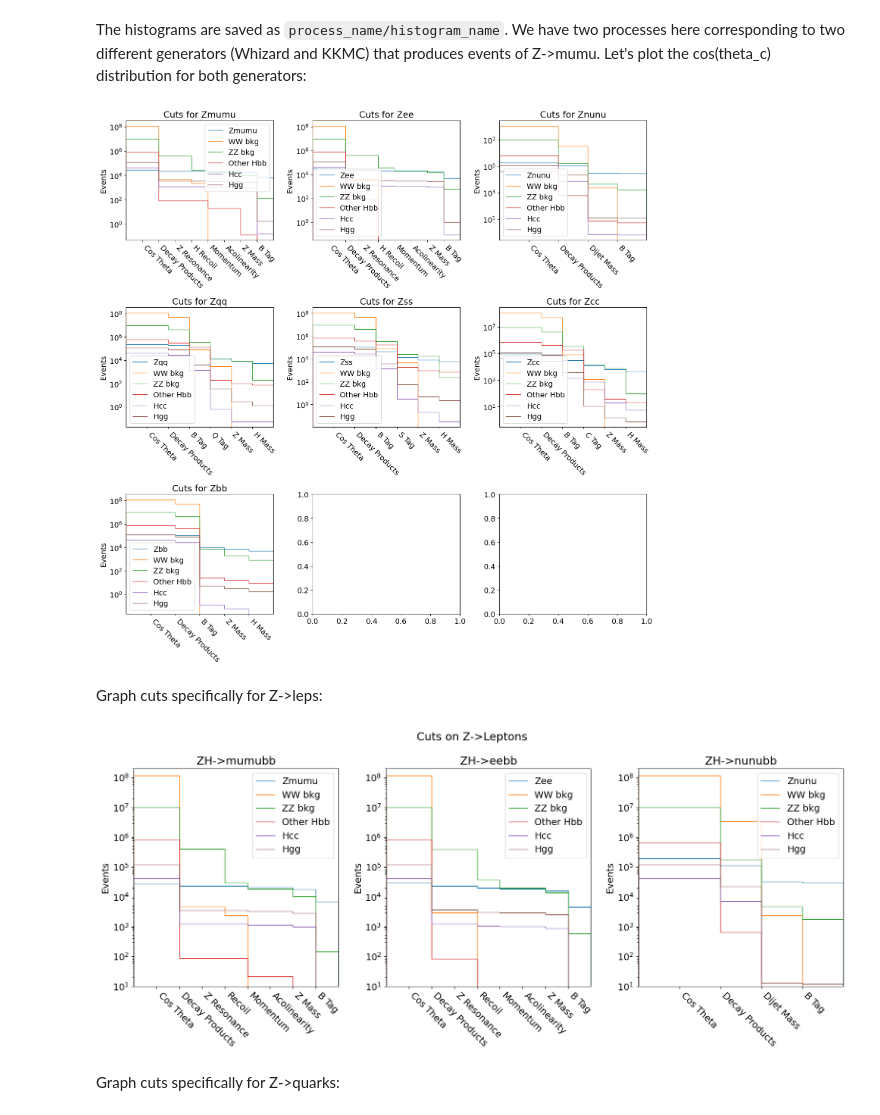
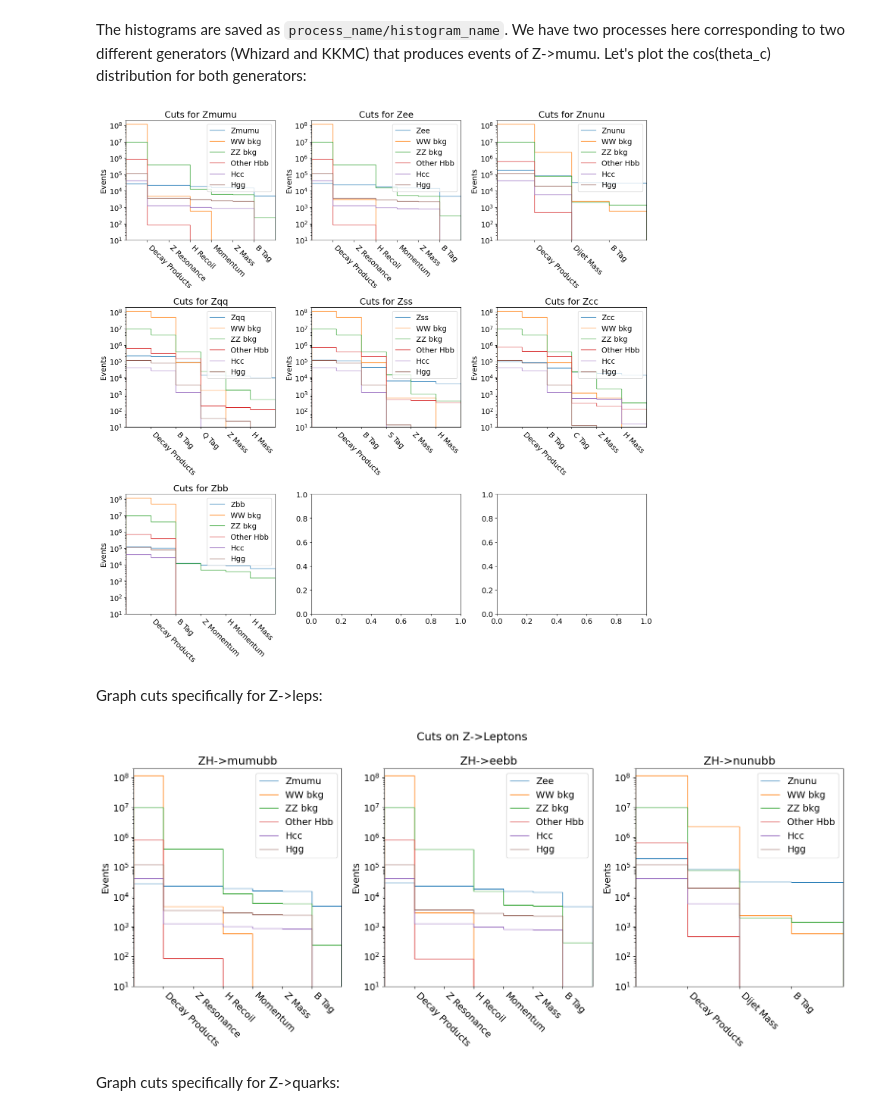
Before and after one commit to ilsanford/FCCAnalyzer, a Jupyter notebook: analyses/h_bb/h_bb.ipynb, the cells around one changed output. Saved outputs shown, nothing was run; the diff lists cells and outputs as text; code cells hidden in the pictures.

```diff
--- a/analyses/h_bb/h_bb.ipynb
+++ b/analyses/h_bb/h_bb.ipynb
@@ -30,13 +30,13 @@ rows = int(np.ceil(len(analyses) / cols))
 
 # for cut labels
 cuts = {}
-cuts['mumu'] = ['Cos Theta', 'Decay Products', 'Z Resonance', 'H Recoil', 'Momentum', 'Acolinearity', 'Z Mass', 'B Tag']
-cuts['ee']   = ['Cos Theta', 'Decay Products', 'Z Resonance', 'H Recoil', 'Momentum', 'Acolinearity', 'Z Mass', 'B Tag']
-cuts['nunu'] = ['Cos Theta', 'Decay Products', 'Dijet Mass', 'B Tag']
-cuts['qq']   = ['Cos Theta', 'Decay Products', 'B Tag', 'Q Tag', 'Z Mass', 'H Mass']
-cuts['ss']   = ['Cos Theta', 'Decay Products', 'B Tag', 'S Tag', 'Z Mass', 'H Mass']
-cuts['cc']   = ['Cos Theta', 'Decay Products', 'B Tag', 'C Tag', 'Z Mass', 'H Mass']
-cuts['bb']   = ['Cos Theta', 'Decay Products', 'B Tag', 'Z Mass', 'H Mass']
+cuts['mumu'] = ['Decay Products', 'Z Resonance', 'H Recoil', 'Momentum', 'Z Mass', 'B Tag']
+cuts['ee']   = ['Decay Products', 'Z Resonance', 'H Recoil', 'Momentum', 'Z Mass', 'B Tag']
+cuts['nunu'] = ['Decay Products', 'Dijet Mass', 'B Tag']
+cuts['qq']   = ['Decay Products', 'B Tag', 'Q Tag', 'Z Mass', 'H Mass']
+cuts['ss']   = ['Decay Products', 'B Tag', 'S Tag', 'Z Mass', 'H Mass']
+cuts['cc']   = ['Decay Products', 'B Tag', 'C Tag', 'Z Mass', 'H Mass']
+cuts['bb']   = ['Decay Products', 'B Tag', 'Z Momentum', 'H Momentum', 'H Mass']
 
 plt.rcParams.update({'font.size': 14})
 fig, ax = plt.subplots(rows, cols, figsize=(cols * 5, rows * 5))
@@ -48,44 +48,45 @@ for i in range(rows):
         else:
             break
         part = f_mumu[f'wzp6_ee_{p}H_Hbb_ecm240/cutFlow_{p}'].to_hist()
         maxi = np.nonzero(part.values())[0][-1]
         WW   = f_mumu[f'p8_ee_WW_ecm240/cutFlow_{p}'].to_hist()
         ZZ   = f_mumu[f'p8_ee_ZZ_ecm240/cutFlow_{p}'].to_hist()
         Hbb = reduce(lambda a, b : a + b, [f_mumu[x + f'/cutFlow_{p}'].to_hist() for x in filter(lambda x : x != f'wzp6_ee_{p}H_Hbb_ecm240', bb_sig)])
         Hcc = reduce(lambda a, b : a + b, [f_mumu[x + f'/cutFlow_{p}'].to_hist() for x in cc_sig])
         Hgg = reduce(lambda a, b : a + b, [f_mumu[x + f'/cutFlow_{p}'].to_hist() for x in gg_sig])
 
         ax[i][j].stairs(part.values(), label=f'Z{p}')
         ax[i][j].stairs(WW.values(), label=f'WW bkg')
         ax[i][j].stairs(ZZ.values(), label=f'ZZ bkg')
         ax[i][j].stairs(Hbb.values(), label='Other Hbb')
         ax[i][j].stairs(Hcc.values(), label='Hcc')
         ax[i][j].stairs(Hgg.values(), label='Hgg')
 
         ax[i][j].legend()
         ax[i][j].set_yscale('log')
         ax[i][j].set_title(f'Cuts for Z{p}')
         ax[i][j].set_ylabel('Events')
         ax[i][j].set_xlabel('')
         ax[i][j].set_xticks(ticks=list(range(1, len(cuts[p]) + 1)),
                    labels=cuts[p],
                    rotation=-45, ha='left')
         ax[i][j].set_xlim((0, maxi + 1))
+        ax[i][j].set_ylim(10, 2e8)
 
 plt.tight_layout()
 plt.show()
 # %% [output]
-[figure, old version]
+[figure, new version]
 # %% [markdown]
 Graph cuts specifically for Z->leps:
 # %%
 prods = ['mumu', 'ee', 'nunu', 'qq']
 
 # for cut labels
-cuts = {}
-cuts['mumu'] = ['Cos Theta', 'Decay Products', 'Z Resonance', 'Recoil', 'Momentum', 'Acolinearity', 'Z Mass', 'B Tag']
-cuts['ee']   = ['Cos Theta', 'Decay Products', 'Z Resonance', 'Recoil', 'Momentum', 'Acolinearity', 'Z Mass', 'B Tag']
-cuts['nunu'] = ['Cos Theta', 'Decay Products', 'Dijet Mass', 'B Tag']
+#cuts = {}
+#cuts['mumu'] = ['Cos Theta', 'Decay Products', 'Z Resonance', 'Recoil', 'Momentum', 'Acolinearity', 'Z Mass', 'B Tag']
+#cuts['ee']   = ['Cos Theta', 'Decay Products', 'Z Resonance', 'Recoil', 'Momentum', 'Acolinearity', 'Z Mass', 'B Tag']
+#cuts['nunu'] = ['Cos Theta', 'Decay Products', 'Dijet Mass', 'B Tag']
 
 plt.rcParams.update({'font.size': 14})
 fig, ax = plt.subplots(1, 3, figsize=(16,7))
@@ -123,7 +124,7 @@ plt.suptitle('Cuts on Z->Leptons')
 plt.tight_layout()
 plt.show()
 # %% [output]
-[figure, old version]
+[figure, new version]
 # %% [markdown]
 Graph cuts specifically for Z->quarks:
 # %%
```
Also changed, not shown: parts of 5 cells of this notebook, 2 other files.
